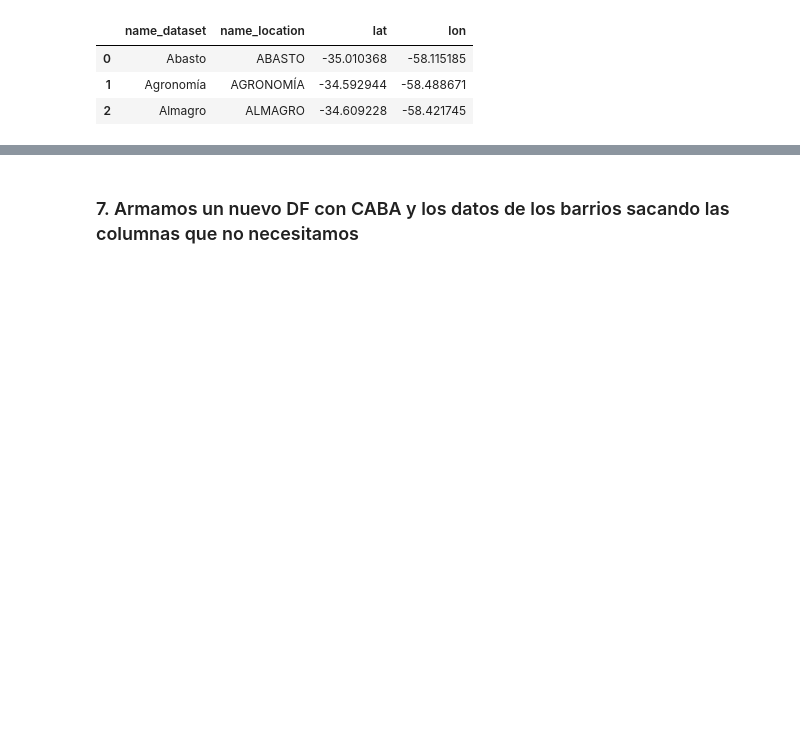
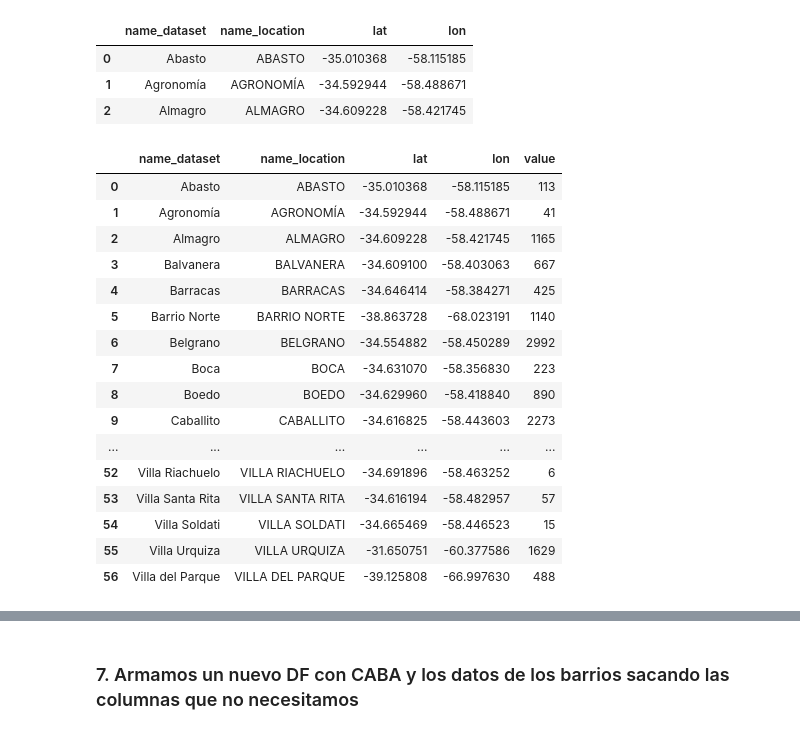
Before and after one commit to nachommm/desafio1, a Jupyter notebook: TP1.ipynb, the cells around one changed output, grey strips where cells are left out. Cells and saved outputs as stored; diff of their text form; code cells hidden in the pictures; blank space fills up the shorter version.

```diff
--- a/TP1.ipynb
+++ b/TP1.ipynb
@@ -577,6 +594,26 @@ localidades_gis['lon'] = localidades_gis['lon'].astype(float)
 localidades_gis.head(3)
 
 localidades_gis_clean = localidades_gis.dropna()
+# %%
+localidades_gis_clean
+# %% [output]
+|  | name_dataset | name_location | lat | lon | value |
+| 0 | Abasto | ABASTO | -35.010368 | -58.115185 | 113 |
+| 1 | Agronomía | AGRONOMÍA | -34.592944 | -58.488671 | 41 |
+| 2 | Almagro | ALMAGRO | -34.609228 | -58.421745 | 1165 |
+| 3 | Balvanera | BALVANERA | -34.609100 | -58.403063 | 667 |
+| 4 | Barracas | BARRACAS | -34.646414 | -58.384271 | 425 |
+| 5 | Barrio Norte | BARRIO NORTE | -38.863728 | -68.023191 | 1140 |
+| 6 | Belgrano | BELGRANO | -34.554882 | -58.450289 | 2992 |
+| 7 | Boca | BOCA | -34.631070 | -58.356830 | 223 |
+| 8 | Boedo | BOEDO | -34.629960 | -58.418840 | 890 |
+| 9 | Caballito | CABALLITO | -34.616825 | -58.443603 | 2273 |
+| ... | ... | ... | ... | ... | ... |
+| 52 | Villa Riachuelo | VILLA RIACHUELO | -34.691896 | -58.463252 | 6 |
+| 53 | Villa Santa Rita | VILLA SANTA RITA | -34.616194 | -58.482957 | 57 |
+| 54 | Villa Soldati | VILLA SOLDATI | -34.665469 | -58.446523 | 15 |
+| 55 | Villa Urquiza | VILLA URQUIZA | -31.650751 | -60.377586 | 1629 |
+| 56 | Villa del Parque | VILLA DEL PARQUE | -39.125808 | -66.997630 | 488 |
 # %%
 from bokeh.models import ColumnDataSource, GMapOptions
 from bokeh.plotting import gmap
```
Also changed, not shown: parts of 18 cells of this notebook.
